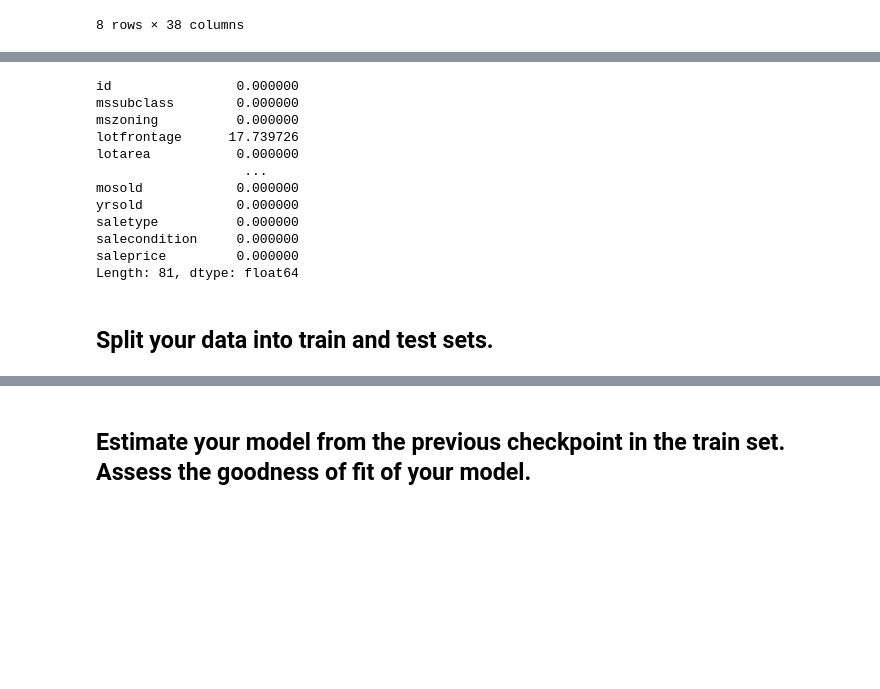
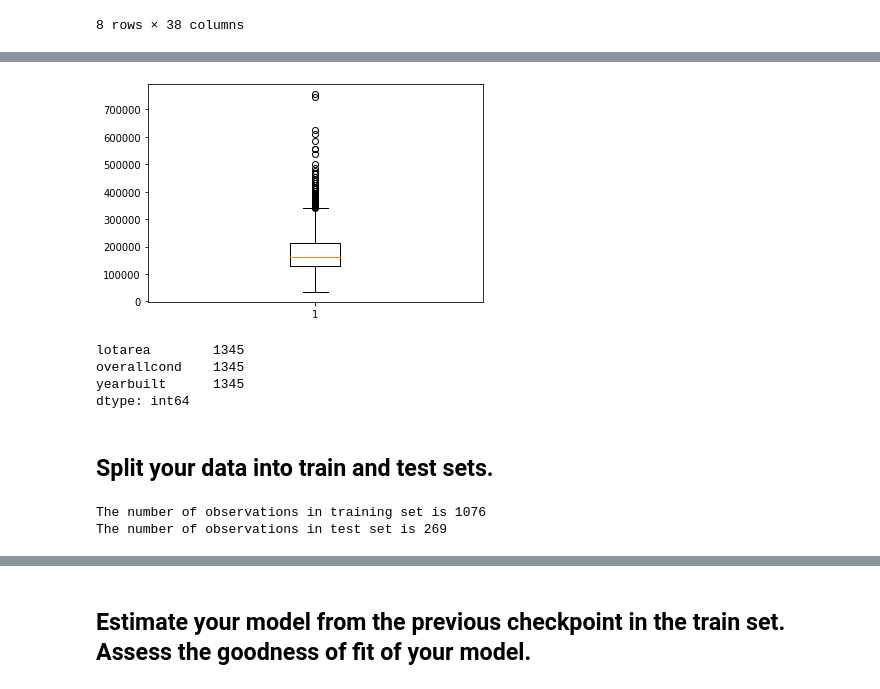
Before and after one commit to ssmcnatt/assignments, a Jupyter notebook: making-predictions.ipynb, the cells around one changed output, grey strips where cells are left out. Cells and saved outputs as stored; diff of their text form; code cells hidden in the pictures; blank space fills up the shorter version.

```diff
--- a/making-predictions.ipynb
+++ b/making-predictions.ipynb
@@ -83,0 +102,5 @@ house_df.describe()
+# %%
+plt.boxplot(house_df['saleprice'])
+plt.show()
+# %% [output]
+[figure, added]
@@ -84,22 +109,20 @@ house_df.describe()
 # %%
-house_df.isna().sum()*100/house_df.isna().count()
+house_df[['lotarea', 'overallcond', 'yearbuilt']].isna().count()
 # %% [output]
-id                0.000000
-mssubclass        0.000000
-mszoning          0.000000
-lotfrontage      17.739726
-lotarea           0.000000
-                   ...
-mosold            0.000000
-yrsold            0.000000
-saletype          0.000000
-salecondition     0.000000
-saleprice         0.000000
-Length: 81, dtype: float64
+lotarea        1345
+overallcond    1345
+yearbuilt      1345
+dtype: int64
 # %% [markdown]
 ## Split your data into train and test sets.
 # %%
 X = house_df[['lotarea', 'overallcond', 'yearbuilt']]
 y = house_df['saleprice']
 
-X_train, y_train, X_test, y_test = train_test_split(X, y, test_size=0.2, random_state=42)
+X_train, X_test, y_train, y_test = train_test_split(X, y, test_size = 0.2, random_state = 42)
+
+print("The number of observations in training set is {}".format(X_train.shape[0]))
+print("The number of observations in test set is {}".format(X_test.shape[0]))
+# %% [output]
+The number of observations in training set is 1076
+The number of observations in test set is 269
```
Also changed, not shown: parts of 15 cells of this notebook.
